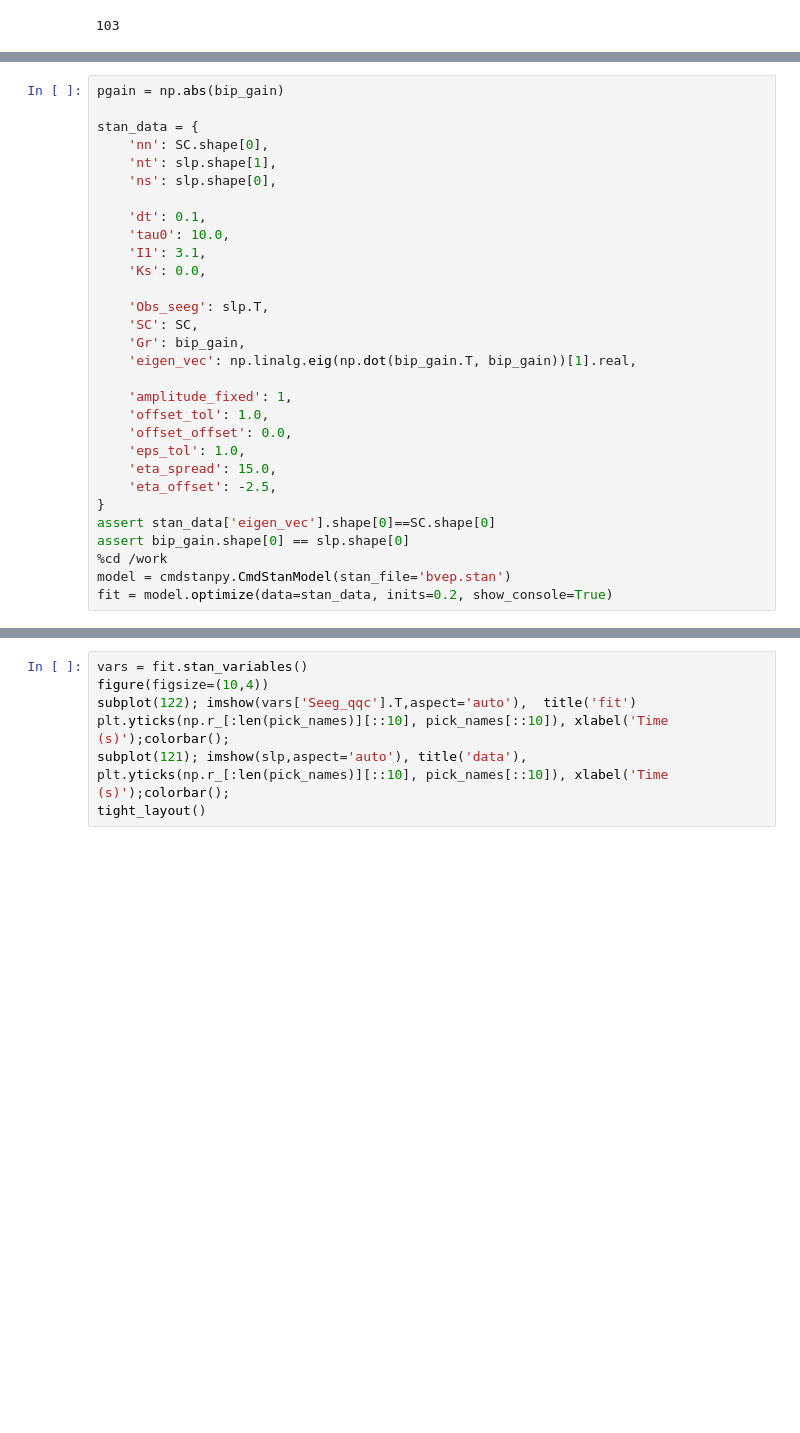
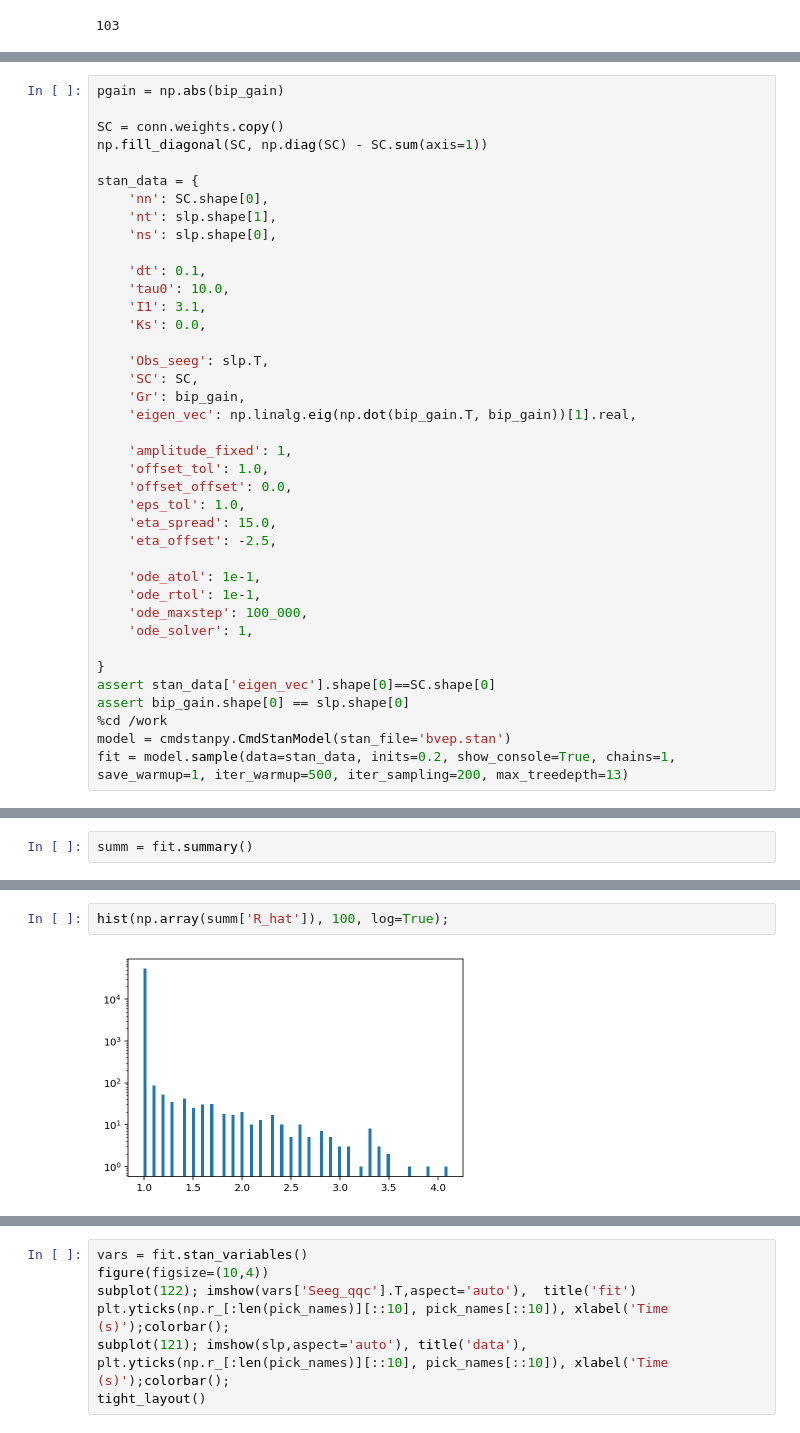
Before and after one commit to ins-amu/tvb_hip, a Jupyter notebook: W2 Inference.ipynb, the cells around one changed output, grey strips where cells are left out. Saved outputs shown, nothing was run; the diff lists cells and outputs as text; blank space fills up the shorter version.

```diff
--- a/W2 Inference.ipynb
+++ b/W2 Inference.ipynb
@@ -126,5 +129,8 @@ Designing a one-pass, zero-phase, non-causal lowpass filter:
 # %%
 pgain = np.abs(bip_gain)
+
+SC = conn.weights.copy()
+np.fill_diagonal(SC, np.diag(SC) - SC.sum(axis=1))
 
 stan_data = {
     'nn': SC.shape[0],
@@ -147,11 +153,17 @@ stan_data = {
     'eps_tol': 1.0,
     'eta_spread': 15.0,
     'eta_offset': -2.5,
+
+    'ode_atol': 1e-1,
+    'ode_rtol': 1e-1,
+    'ode_maxstep': 100_000,
+    'ode_solver': 1,
+
 }
 assert stan_data['eigen_vec'].shape[0]==SC.shape[0]
 assert bip_gain.shape[0] == slp.shape[0]
 %cd /work
 model = cmdstanpy.CmdStanModel(stan_file='bvep.stan')
-fit = model.optimize(data=stan_data, inits=0.2, show_console=True)
+fit = model.sample(data=stan_data, inits=0.2, show_console=True, chains=1, save_warmup=1, iter_warmup=500, iter_sampling=200, max_treedepth=13)
 # %% [output]
 /work
@@ -173,0 +186,2 @@ Chain [1]
+# %%
+summ = fit.summary()
@@ -173,0 +205,4 @@ Chain [1]
+# %%
+hist(np.array(summ['R_hat']), 100, log=True);
+# %% [output]
+[figure, added]
```
Also changed, not shown: parts of 7 cells of this notebook, 5 other files.
